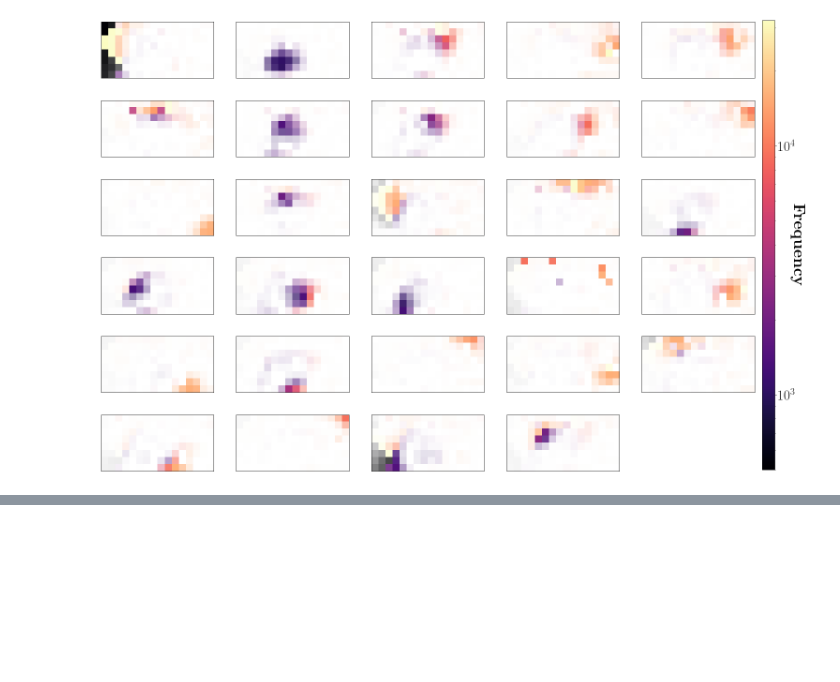
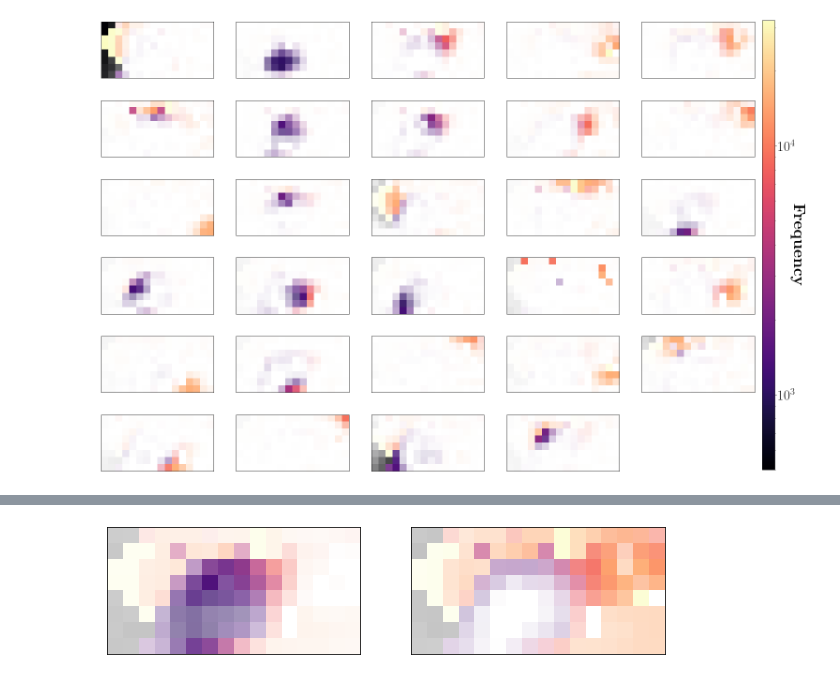
Before and after one commit to BouchardLab/neuroinference, a Jupyter notebook: notebooks/dimensionality_reduction/nmf_analysis.ipynb, the cells around one changed output, grey strips where cells are left out. Saved outputs shown, nothing was run; the diff lists cells and outputs as text; code cells hidden in the pictures; blank space fills up the shorter version.

```diff
--- a/notebooks/dimensionality_reduction/nmf_analysis.ipynb
+++ b/notebooks/dimensionality_reduction/nmf_analysis.ipynb
@@ -198,0 +258,25 @@ plt.show()
+# %%
+#data_path = os.path.join(os.environ['HOME'], 'data/ecog/r32_b7.mat')
+#grid_path = os.path.join(os.environ['HOME'], 'data/ecog/grdid.mat')
+data_path = '/storage/data/ecog/r32_b7.mat'
+grid_path = '/storage/data/ecog/grdid.mat'
+
+ecog = ECOG(
+    data_path=data_path,
+    grid_path=grid_path)
+dead_electrodes = [0, 19, 21]
+# %%
+tuning_path = os.path.join(os.environ['HOME'],
+                           'fits/uoineuro/tuning/ecog/ecog_tuning.h5')
+tuning_results = h5py.File(tuning_path, 'r')
+tuning_coefs = np.median(tuning_results['uoi_lasso_bic/tuning_coefs'], axis=0)
+pref_frequencies = calculate_best_frequencies_ecog(tuning_coefs, ecog,
+                                                   return_grid=True,
+                                                   omit_idxs=dead_electrodes)
+# %%
+fig, axes = plot_ecog_bases(groups[34]['components'][:], ecog,
+                            pref_freqs=pref_frequencies,
+                            cmap='magma',
+                            n_cols=2)
+# %% [output]
+[figure, added]
```
Also changed, not shown: parts of 14 cells of this notebook.
